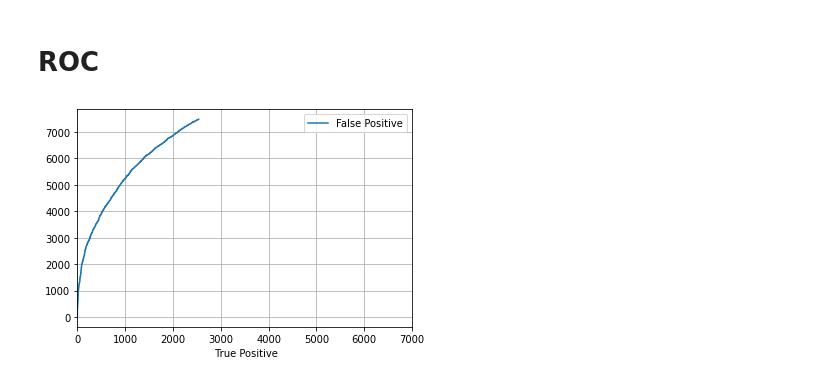
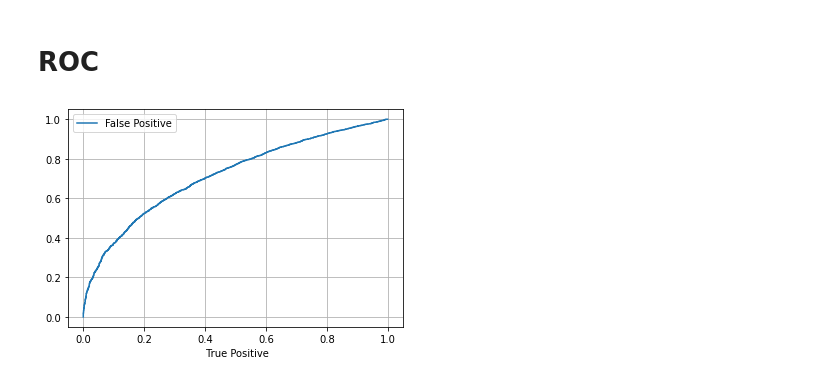
Before and after one commit to KonovDS/analyze_hw, a Jupyter notebook: hw_5/hw_5.ipynb, the cells around one changed output. Drawn from its saved outputs; the diff is of its cells as text; code cells hidden in the pictures.

```diff
--- a/hw_5/hw_5.ipynb
+++ b/hw_5/hw_5.ipynb
@@ -29,9 +29,8 @@ array([<AxesSubplot:xlabel='threshold'>, <AxesSubplot:xlabel='threshold'>,
 # %% [markdown]
 # ROC
 # %%
-exp2 = pd.read_csv('exp2.csv')
+exp2 = pd.read_csv('exp3.csv')
 plt = exp2.plot(1, 0)
-plt.set_xlim(0, 7000)
 plt.grid(True)
 # %% [output]
-[figure, old version]
+[figure, new version]
```
Also changed, not shown: parts of 15 cells of this notebook, 2 other files.
